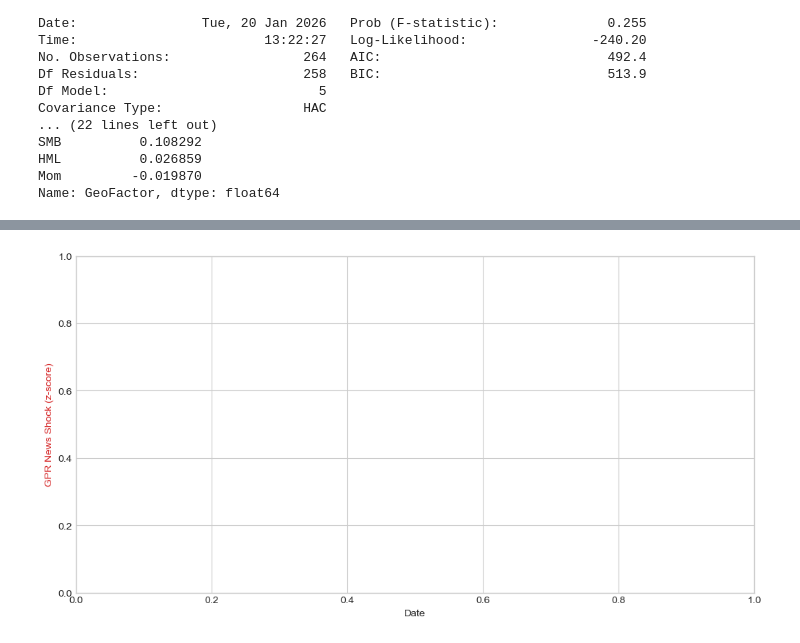
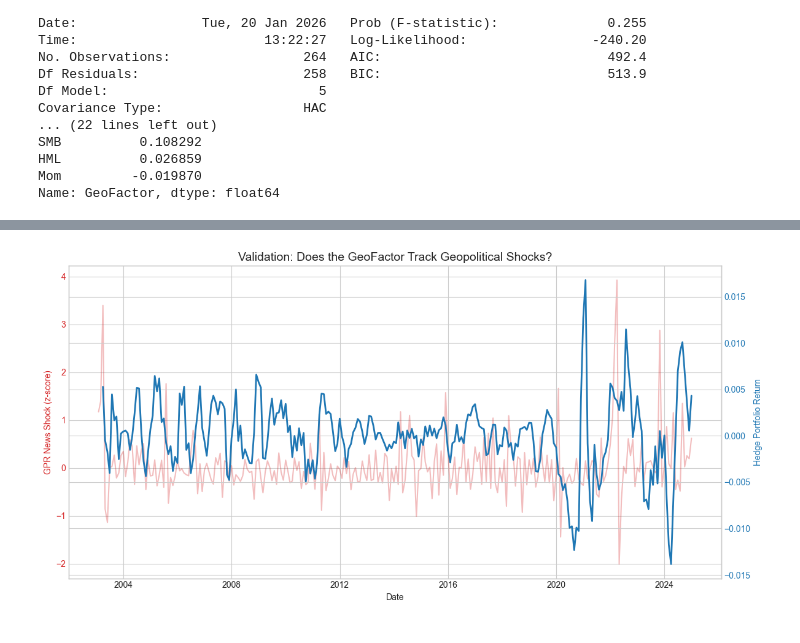
Before and after one commit to siddharthyashkukreja-cloud/Hedging_GeoPolRisk, a Jupyter notebook: researchProject.ipynb, the cells around one changed output, grey strips where cells are left out. Drawn from its saved outputs; the diff is of its cells as text; code cells hidden in the pictures.

Commit message:
Update researchProject notebook, everything is valid until step 3, i incorporated some feedback like shrinkage but still keep working

```diff
--- a/researchProject.ipynb
+++ b/researchProject.ipynb
@@ -131,6 +120,7 @@ print("Loading and cleaning stock data...")
 
 # We ADD 'shrcd' to the columns we need to load
 cols_needed = ['permno', 'date', 'ret', 'prc', 'shrout', 'siccd', 'dlret', 'shrcd']
+file_path = 'crsp_stock_returns_1985_2024.csv'
 
 df_stocks_clean = pd.read_csv(
     file_path,
@@ -752,13 +743,16 @@ import pandas_datareader.data as web
 print("STEP 4: Empirical Validation - Event Studies & Benchmarking")
 
 # --- 1. Get Benchmark Data (Oil & Defense) ---
-# We use Fama-French Industry portfolios as proxies for "Defense" and "Oil"
-# because actual ETFs (ITA, USO) didn't exist in 1985.
+# We use Fama-French Industry portfolios.
+# Note: FF data often comes with trailing spaces in names.
 ind49 = web.DataReader('49_Industry_Portfolios', 'famafrench', start='1985', end='2025')[0]
 ind49 = ind49.reset_index().rename(columns={'Date': 'date'})
 ind49['date'] = ind49['date'].dt.to_timestamp(freq='M') + pd.offsets.MonthEnd(0)
 
-# "Guns" (Defense) and "Oil" (Energy)
+# CRITICAL FIX: Strip hidden spaces from column names (e.g., "Guns " -> "Guns")
+ind49.columns = ind49.columns.str.strip()
+
+# Now we can safely access "Guns" and "Oil"
 benchmarks = ind49[['date', 'Guns', 'Oil']].copy()
 benchmarks[['Guns', 'Oil']] = benchmarks[['Guns', 'Oil']] / 100.0 # Convert to decimals
 
@@ -790,10 +784,10 @@ plt.grid(True, alpha=0.3)
 plt.show()
 
 # --- 4. Hedging Efficiency Test ---
-# Regression: Hedge = alpha + beta * Benchmark
 # We want to see if our GeoFactor offers "Alpha" during high GPR times compared to benchmarks.
 
-high_risk_months = df_val[df_val['gpr_news_shock_z'] > 1.0] # Shocks > 1 std dev
+# Define "High Stress" as months where the shock is > 1 Standard Deviation
+high_risk_months = df_val[df_val['gpr_news_shock_z'] > 1.0]
 
 print(f"\nAverage Returns during High Stress Months (N={len(high_risk_months)}):")
 print(high_risk_months[['GeoFactor', 'Guns', 'Oil', 'Mkt-RF']].mean())
@@ -828,8 +880,21 @@ KeyError: "None of [Index(['RET', 'PRC', 'SHROUT'], dtype='object')] are in the
 # %%
-# --- Step 4: Empirical Validation (Visualizations) ---
+#cell 10
+import matplotlib.pyplot as plt
+import matplotlib.dates as mdates
+import numpy as np
+import pandas as pd
 
+print("--- Step 5: Final Visualizations ---")
 
-# Set style for professional academic plots
+# 1. Prepare Data: We need RF to calculate 'Total Return' (Cash + Hedge)
+# Check if RF is already in df_val, if not, merge it from the 'factors' df we loaded earlier
+if 'RF' not in df_val.columns:
+    df_val = df_val.merge(factors[['date', 'RF']], on='date', how='left')
+
+# Calculate Total Return: GeoFactor (Excess) + Risk Free Rate
+df_val['Hedge_Total_Return'] = df_val['GeoFactor'] + df_val['RF']
+
+# Set style (using a valid matplotlib style)
 plt.style.use('seaborn-v0_8-whitegrid')
 
 # --- Figure 1: The "Proof" Plot (Hedge vs. Shock) ---
@@ -841,7 +906,7 @@ fig, ax1 = plt.subplots(figsize=(12, 6))
 color = 'tab:red'
 ax1.set_xlabel('Date')
 ax1.set_ylabel('GPR News Shock (z-score)', color=color)
-ax1.plot(df_res.index, final_hedge['GPR_Shock_News_Z'], color=color, alpha=0.3, label='Geopolitical Shock')
+ax1.plot(df_val['date'], df_val['gpr_news_shock_z'], color=color, alpha=0.3, label='Geopolitical Shock')
 ax1.tick_params(axis='y', labelcolor=color)
 
 # Plot the Hedge Portfolio (Your Synthetic Asset) on the Right Axis
@@ -849,48 +914,60 @@ ax2 = ax1.twinx()
 color = 'tab:blue'
 ax2.set_ylabel('Hedge Portfolio Return', color=color)
 # We use a 3-month rolling average for the hedge to make the trend clearer vs the noisy shock
-ax2.plot(final_hedge.index, final_hedge['Hedge_Excess_Return'].rolling(3).mean(), color=color, linewidth=1.5, label='Hedge Portfolio (3m MA)')
+ax2.plot(df_val['date'], df_val['GeoFactor'].rolling(3).mean(), color=color, linewidth=2.0, label='GeoFactor (3m MA)')
 ax2.tick_params(axis='y', labelcolor=color)
 
-plt.title('Validation: Does the Hedge Portfolio Track Geopolitical Shocks?', fontsize=14)
+plt.title('Validation: Does the GeoFactor Track Geopolitical Shocks?', fontsize=14)
 fig.tight_layout()
 plt.show()
 
 # --- Figure 2: Cumulative Performance (Making Money?) ---
-# "If I invested $1 in 1987, what is it worth now?"
+# "If I invested $1 at the start of the OOS period, what is it worth now?"
 
 plt.figure(figsize=(12, 6))
 
-# Calculate Cumulative Returns (Log returns are additive)
-# We use the "Total Return" (Excess + RF) to mimic a real investment
-cumulative_ret = (1 + final_hedge['Hedge_Total_Return']).cumprod()
+# Calculate Cumulative Returns
+cumulative_ret = (1 + df_val['Hedge_Total_Return']).cumprod()
 
-plt.plot(cumulative_ret.index, cumulative_ret, color='darkgreen', linewidth=2)
-plt.title('Cumulative Performance of the Geopolitical Hedge Portfolio (1987-2024)', fontsize=14)
+plt.plot(df_val['date'], cumulative_ret, color='darkgreen', linewidth=2)
+plt.title('Cumulative Performance of the Geopolitical Hedge Portfolio (Funded)', fontsize=14)
 plt.ylabel('Value of $1 Investment')
 plt.yscale('log') # Log scale helps see long-term trends better
 plt.grid(True, which="both", ls="-", alpha=0.5)
 
-# Highlight key events
+# Highlight key events (Only if they are inside our OOS date range)
 events = {
-    pd.Timestamp('1990-08-01'): 'Gulf War',
-    pd.Timestamp('2001-09-11'): '9/11',
-    pd.Timestamp('2003-03-20'): 'Iraq War',
-    pd.Timestamp('2022-02-24'): 'Ukraine War'
+    pd.Timestamp('2001-09-30'): '9/11',
+    pd.Timestamp('2003-03-31'): 'Iraq War',
+    pd.Timestamp('2011-05-31'): 'Arab Spring',
+    pd.Timestamp('2014-03-31'): 'Crimea',
+    pd.Timestamp('2022-02-28'): 'Ukraine War',
+    pd.Timestamp('2023-10-31'): 'Israel-Hamas'
 }
 
+# Add annotations dynamically
+y_min, y_max = cumulative_ret.min(), cumulative_ret.max()
 for date, label in events.items():
-    if date in cumulative_ret.index:
-        val = cumulative_ret.asof(date)
-        plt.annotate(label, xy=(date, val), xytext=(date, val*1.5),
-                     arrowprops=dict(facecolor='black', shrink=0.05))
+    # Find the closest date in our data
+    if date >= df_val['date'].min() and date <= df_val['date'].max():
+        closest_date = df_val.loc[df_val['date'] >= date, 'date'].min()
+        val = cumulative_ret.loc[df_val['date'] == closest_date].values[0]
+
+        plt.annotate(label, xy=(closest_date, val), xytext=(closest_date, val * 1.2),
+                     arrowprops=dict(facecolor='black', shrink=0.05, width=1, headwidth=5),
+                     fontsize=9, ha='center')
 
 plt.show()
 
 # --- Statistics Table for Report ---
-print("Performance Statistics:")
-print(f"Mean Monthly Return: {final_hedge['Hedge_Total_Return'].mean()*100:.2f}%")
-print(f"Annualized Return:   {final_hedge['Hedge_Total_Return'].mean()*12*100:.2f}%")
-print(f"Annualized Volatility: {final_hedge['Hedge_Total_Return'].std()*np.sqrt(12)*100:.2f}%")
-print(f"Sharpe Ratio: {(final_hedge['Hedge_Total_Return'].mean() / final_hedge['Hedge_Total_Return'].std()) * np.sqrt(12):.2f}")
+print("Performance Statistics (OOS):")
+print(f"Mean Monthly Return:   {df_val['Hedge_Total_Return'].mean()*100:.2f}%")
+print(f"Annualized Return:     {df_val['Hedge_Total_Return'].mean()*12*100:.2f}%")
+print(f"Annualized Volatility: {df_val['Hedge_Total_Return'].std()*np.sqrt(12)*100:.2f}%")
+sharpe = (df_val['Hedge_Total_Return'].mean() - df_val['RF'].mean()) / df_val['Hedge_Total_Return'].std() * np.sqrt(12)
+print(f"Sharpe Ratio:          {sharpe:.2f}")
+
+# Correlation Matrix to show independence
+print("\nCorrelation with Major Factors:")
+print(df_val[['GeoFactor', 'Mkt-RF', 'SMB', 'HML', 'Mom', 'Oil', 'Guns']].corr()['GeoFactor'])
 # %% [output]
@@ -898 +975 @@ KeyError: 'GPR_Shock_News_Z'
-[figure, old version]
+[figure, new version]
```
Also changed, not shown: parts of 36 cells of this notebook.
